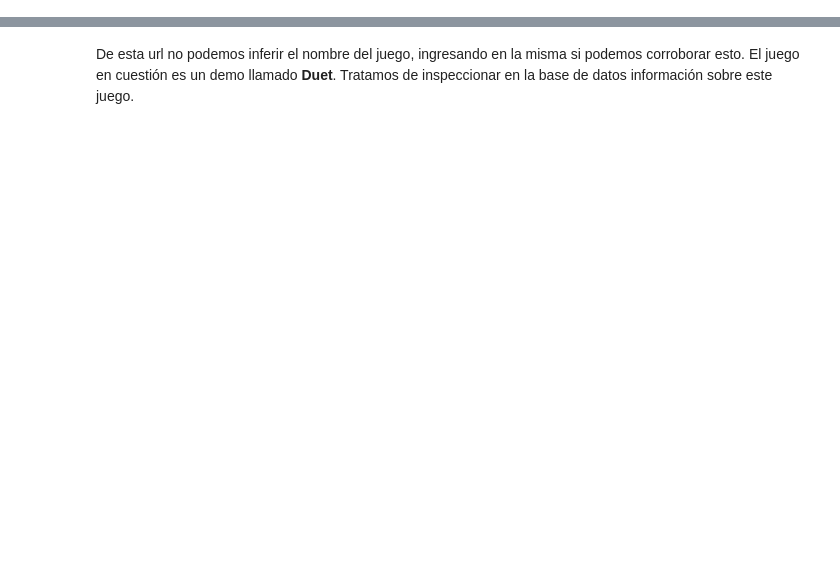
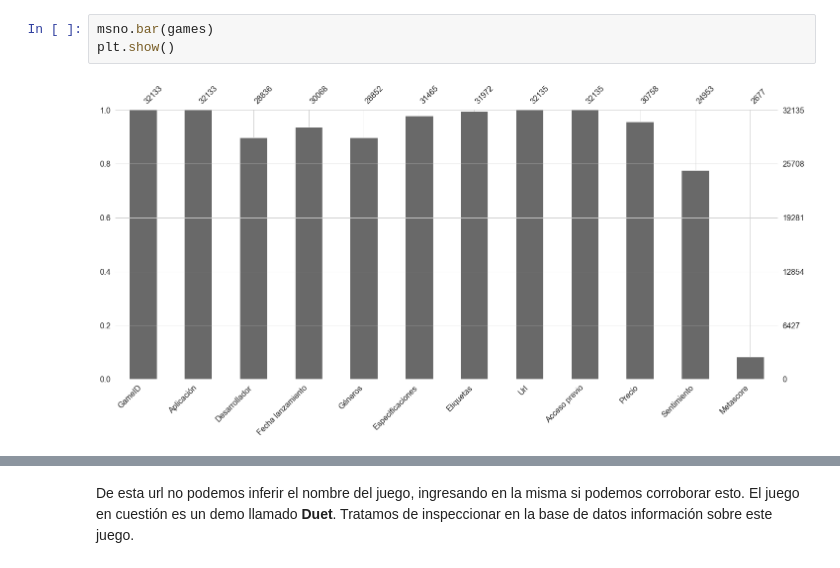
Before and after one commit to aaerror/Steam, a Jupyter notebook: Proyecto 03.ipynb, the cells around one changed output, grey strips where cells are left out. Cells and saved outputs as stored; diff of their text form; blank space fills up the shorter version.

```diff
--- a/Proyecto 03.ipynb
+++ b/Proyecto 03.ipynb
@@ -72,0 +315,5 @@ reviews.head()
+# %%
+msno.bar(games)
+plt.show()
+# %% [output]
+[figure, added]
```
Also changed, not shown: parts of 218 cells of this notebook, 1 other file.
